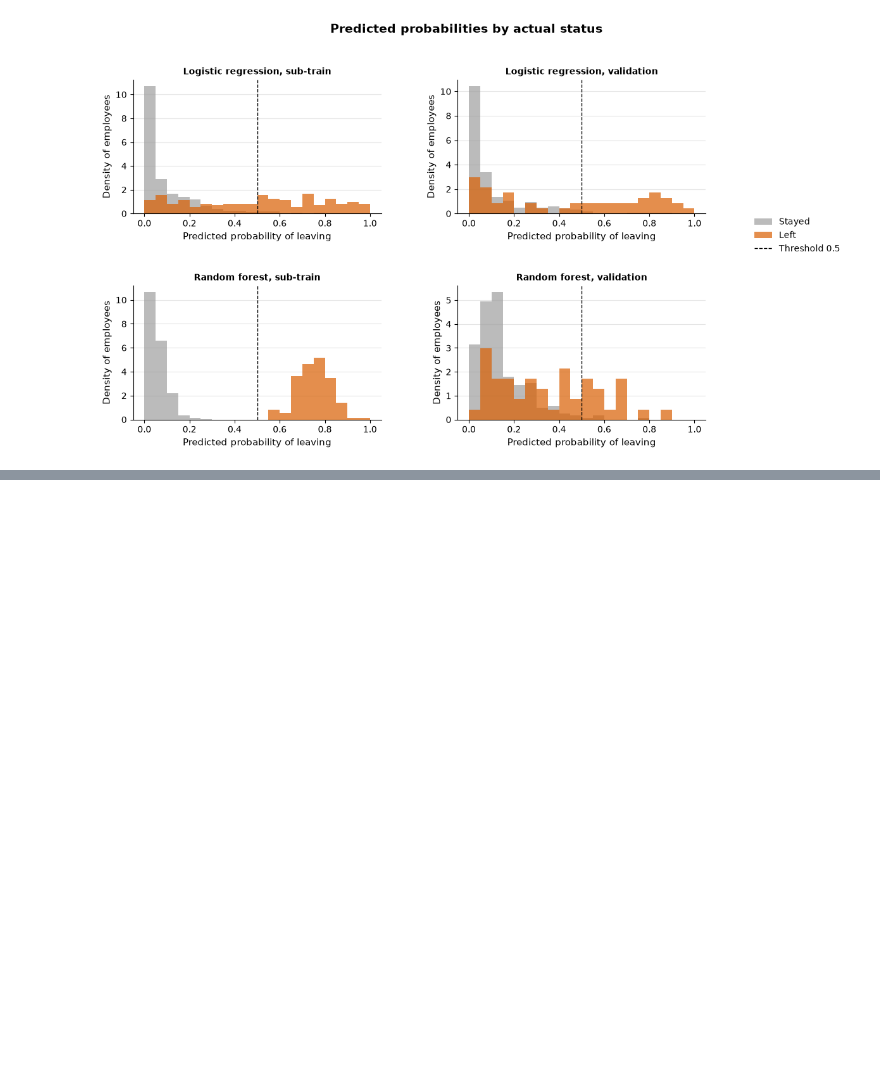
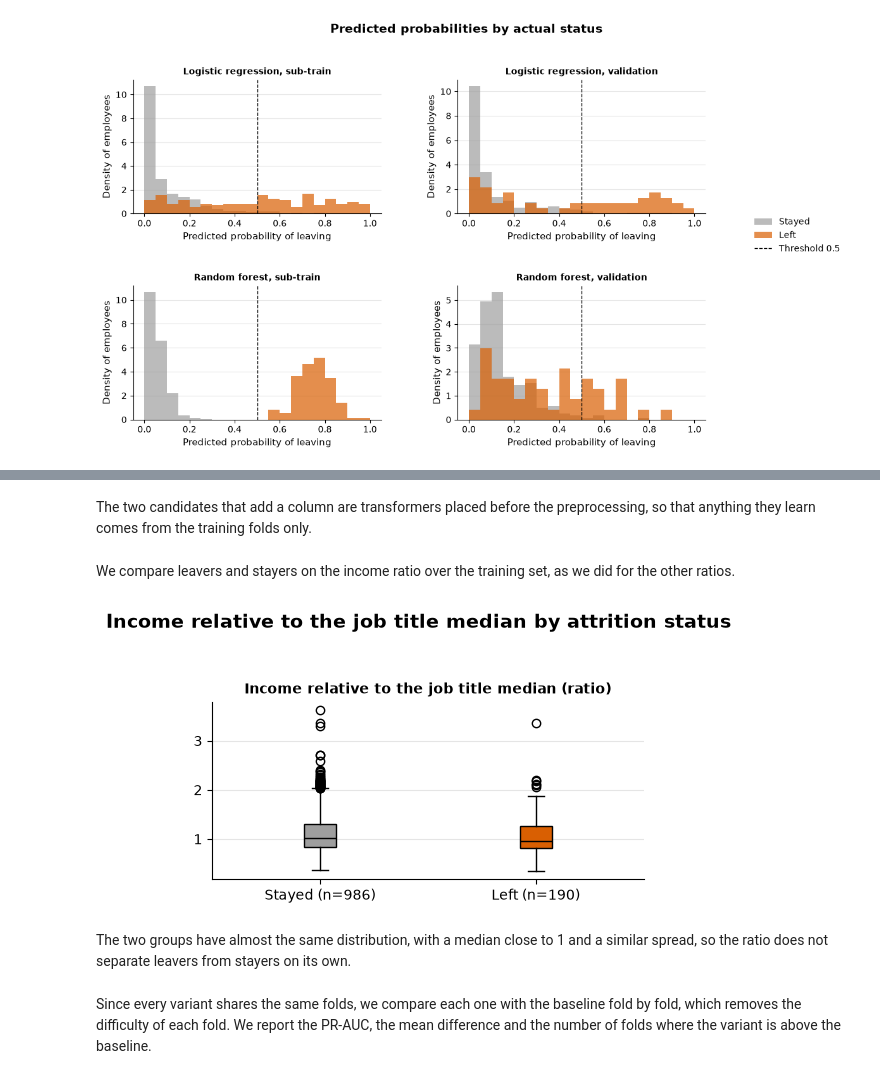
Before and after one commit to dapitch666/oc-p04-hr-attrition-classification, a Jupyter notebook: notebooks/02_modeling.ipynb, the cells around one changed output, grey strips where cells are left out. Cells and saved outputs as stored; diff of their text form; code cells hidden in the pictures; blank space fills up the shorter version.

```diff
--- a/notebooks/02_modeling.ipynb
+++ b/notebooks/02_modeling.ipynb
@@ -105,12 +120,12 @@ def make_grid(n_panels, panel_height, sharex=False, n_cols=3, width=13):
     return fig, axes.flat[:n_panels]
 
 
-def plot_boxplots_by_target(df, columns, title):
+def plot_boxplots_by_target(df, columns, title, n_cols=3, width=13):
     """Draw one boxplot panel per column, comparing stayers and leavers."""
     labels = ["Stayed", "Left"]
     status = df[TARGET].map(TARGET_LABELS)
     sizes = {label: int((status == label).sum()) for label in labels}
-    fig, axes = make_grid(len(columns), panel_height=3.4)
+    fig, axes = make_grid(len(columns), panel_height=3.4, n_cols=n_cols, width=width)
     for ax, col in zip(axes, columns):
         boxes = ax.boxplot(
             [df.loc[status == label, col] for label in labels],
@@ -895,0 +1204,46 @@ A lower threshold would find more leavers but also flag more stayers, because th
+# %% [markdown]
+The two candidates that add a column are transformers placed before the preprocessing, so that anything they learn comes from the training folds only.
+# %%
+class IncomeVsRoleMedian(BaseEstimator, TransformerMixin):
+    """Add the monthly income divided by the median income of the job title, learned on the fitted rows."""
+
+    def fit(self, X, y=None):
+        self.medians_ = X.groupby("poste")["revenu_mensuel"].median()
+        self.global_median_ = X["revenu_mensuel"].median()
+        return self
+
+    def transform(self, X):
+        medians = X["poste"].map(self.medians_).fillna(self.global_median_)
+        return X.assign(income_vs_role_median=X["revenu_mensuel"] / medians)
+
+
+class BusinessRuleFlag(BaseEstimator, TransformerMixin):
+    """Add the business rule as a 0/1 feature, computed row by row."""
+
+    def fit(self, X, y=None):
+        return self
+
+    def transform(self, X):
+        return X.assign(business_rule_flag=apply_business_rule(X))
+# %% [markdown]
+We compare leavers and stayers on the income ratio over the training set, as we did for the other ratios.
+# %%
+income_ratio = (
+    IncomeVsRoleMedian().fit(X_train).transform(X_train)["income_vs_role_median"]
+)
+candidate = pd.DataFrame(
+    {"income_vs_role_median": income_ratio, TARGET: y_train.map({1: "Oui", 0: "Non"})}
+)
+plot_boxplots_by_target(
+    candidate,
+    ["income_vs_role_median"],
+    "Income relative to the job title median by attrition status",
+    n_cols=1,
+    width=5,
+)
+# %% [output]
+[figure, added]
+# %% [markdown]
+The two groups have almost the same distribution, with a median close to 1 and a similar spread, so the ratio does not separate leavers from stayers on its own.
+# %% [markdown]
+Since every variant shares the same folds, we compare each one with the baseline fold by fold, which removes the difficulty of each fold. We report the PR-AUC, the mean difference and the number of folds where the variant is above the baseline.
```
Also changed, not shown: parts of 81 cells of this notebook.
